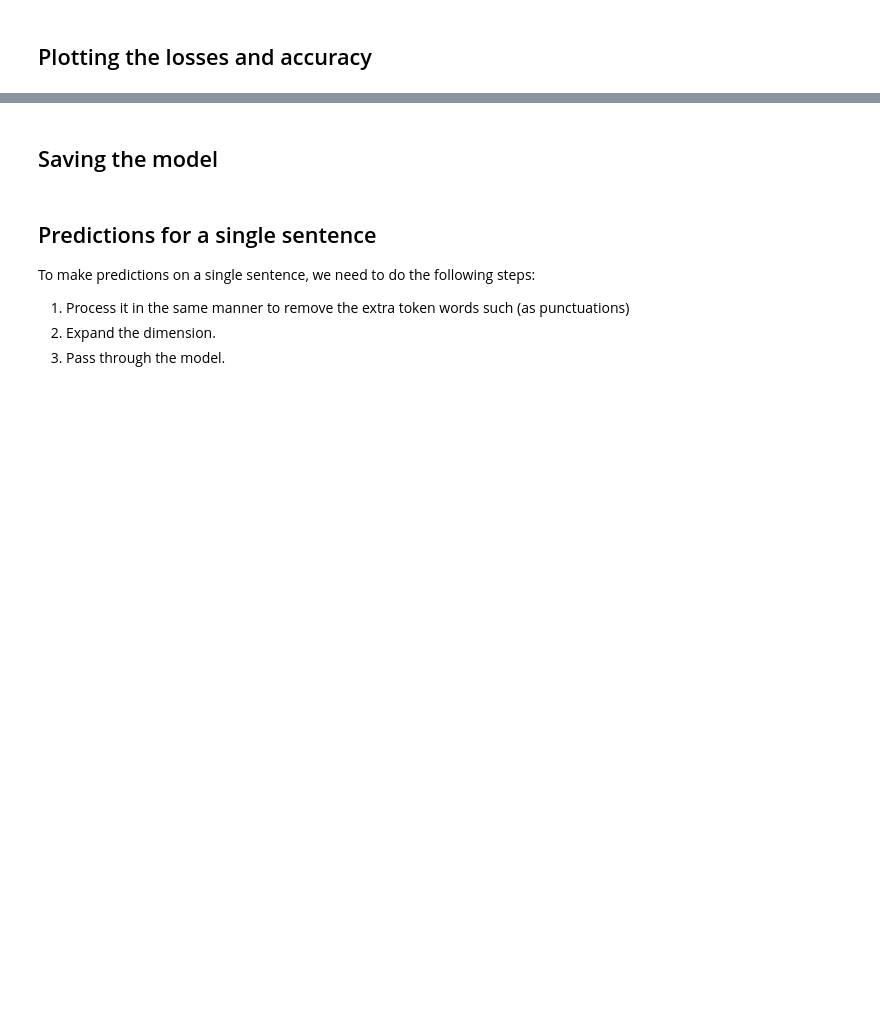
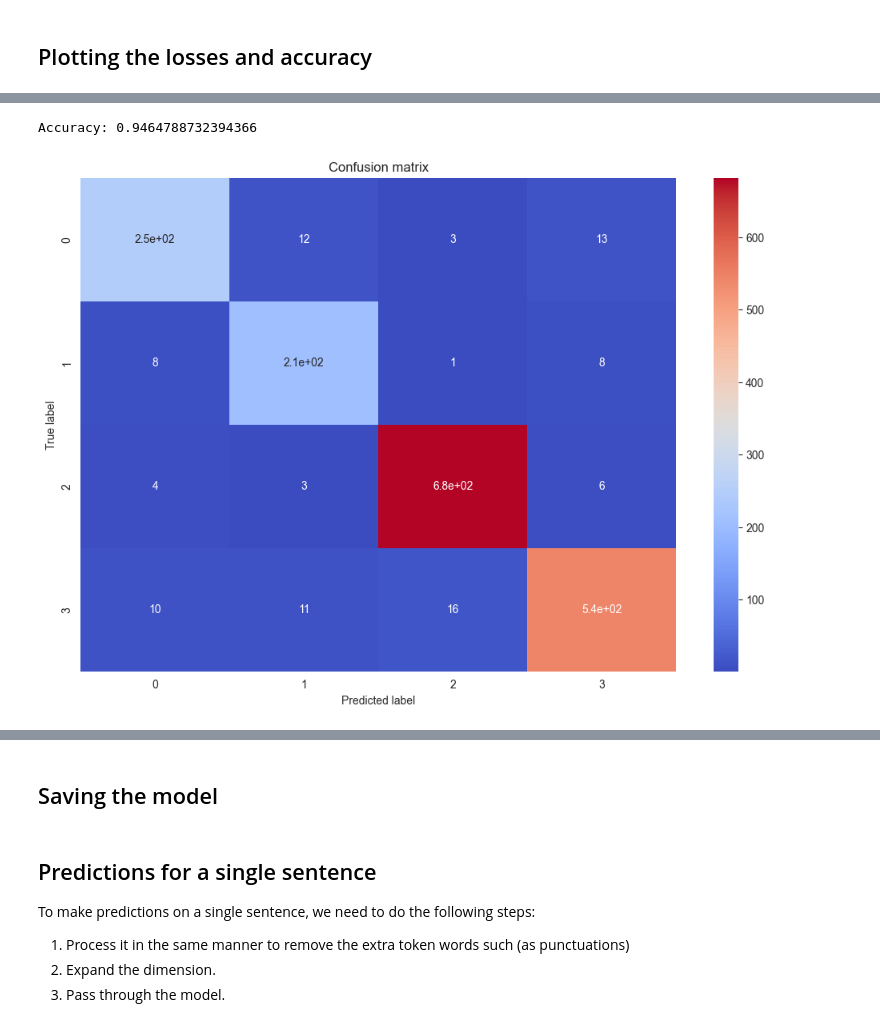
Before and after one commit to k-kesarwani/SentimentAnalysis, a Jupyter notebook: Notebook_1.ipynb, the cells around one changed output, grey strips where cells are left out. Cells and saved outputs as stored; diff of their text form; code cells hidden in the pictures; blank space fills up the shorter version.

```diff
--- a/Notebook_1.ipynb
+++ b/Notebook_1.ipynb
@@ -155,7 +179,7 @@ for class_label, text in zip(labels, train_df['processed_text']):
 # %% [markdown]
 ## Model
 # %%
-VOCAB_SIZE= 15000
+VOCAB_SIZE= 11000
 text_vect_layer= tf.keras.layers.TextVectorization(max_tokens= VOCAB_SIZE)
 text_vect_layer.adapt(train_df['processed_text'])
 # %%
@@ -215,0 +265,3 @@ plot_training_history(history_model_v2)
+# %%
+test_df.reset_index(drop=True, inplace=True)
+test_df
@@ -215,0 +284,26 @@ plot_training_history(history_model_v2)
+# %%
+def evaluate_true_vs_predicted(true_labels, predicted_labels):
+    """
+    Evaluates the true versus predicted labels using accuracy and confusion matrix.
+
+    Parameters:
+    true_labels (numpy array): Array containing true labels.
+    predicted_labels (numpy array): Array containing predicted labels.
+
+    Returns:
+    accuracy (float): Accuracy of the predictions.
+    confusion_mat (numpy array): Confusion matrix.
+    """
+    accuracy = accuracy_score(true_labels, predicted_labels)
+    confusion_mat = confusion_matrix(true_labels, predicted_labels)
+    return accuracy, confusion_mat
+
+true_labels= test_df['label_num']
+pred_labels= []
+for i in range(len(true_labels)):
+    sample_text= test_df['processed_text'][i]
+    sample_text= tf.expand_dims(sample_text, 0)
+    prob= model_v1.predict(sample_text)
+    prob= prob[0]
+    pred_label= np.argmax(prob)
+    pred_labels.append(pred_label)
@@ -215,0 +328,14 @@ plot_training_history(history_model_v2)
+# %%
+accuracy, confusion_mat = evaluate_true_vs_predicted(true_labels, predicted_labels=pred_labels)
+print("Accuracy:", accuracy)
+# %% [output]
+Accuracy: 0.9464788732394366
+# %%
+plt.figure(figsize=(12,8))
+sns.heatmap(confusion_mat, annot=True, cmap='coolwarm')
+plt.title('Confusion matrix')
+plt.ylabel('True label')
+plt.xlabel('Predicted label')
+plt.show()
+# %% [output]
+[figure, added]
```
Also changed, not shown: parts of 18 cells of this notebook, 5 other files.
